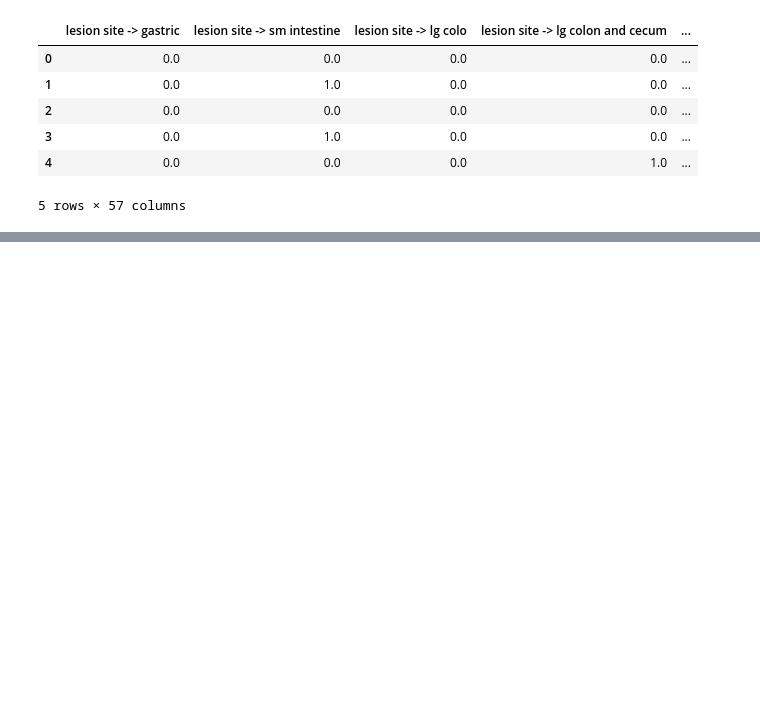
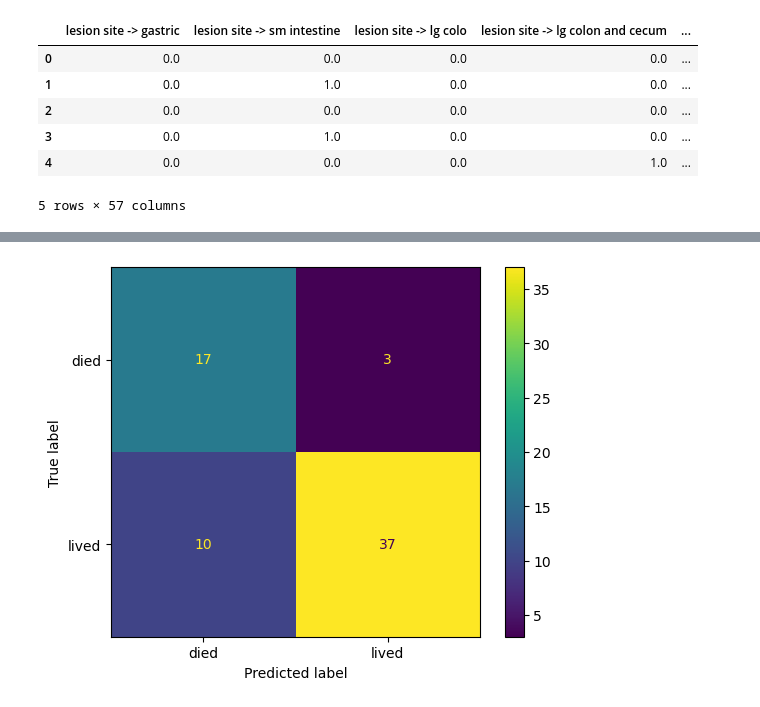
Before and after one commit to kuna728/horse-colic-ml, a Jupyter notebook: horse-colic.ipynb, the cells around one changed output, grey strips where cells are left out. Cells and saved outputs as stored; diff of their text form; code cells hidden in the pictures; blank space fills up the shorter version.

```diff
--- a/horse-colic.ipynb
+++ b/horse-colic.ipynb
@@ -716,0 +1411,6 @@ horse_colic_train_cp.head()
+# %%
+horse_colic_test_binary = dataTransformationBinaryPipe.transform(horse_colic_test)
+
+X_test_binary, y_test_binary = horse_colic_test_binary.drop('outcome', axis=1), horse_colic_test_binary['outcome']
+
+y_pred_binary = horse_colic_classifier_binary.predict(X_test_binary)
@@ -716,0 +1426,6 @@ horse_colic_train_cp.head()
+# %%
+confusion_m_binary_display = ConfusionMatrixDisplay(confusion_matrix = confusion_m_binary, display_labels=['died', 'lived']).plot()
+
+plt.show()
+# %% [output]
+[figure, added]
```
Also changed, not shown: parts of 102 cells of this notebook, 6 other files.
